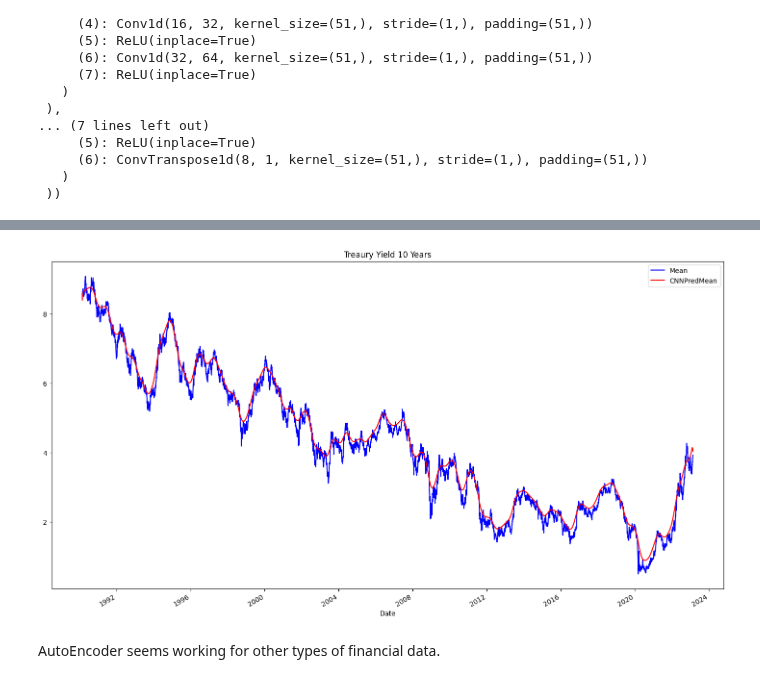
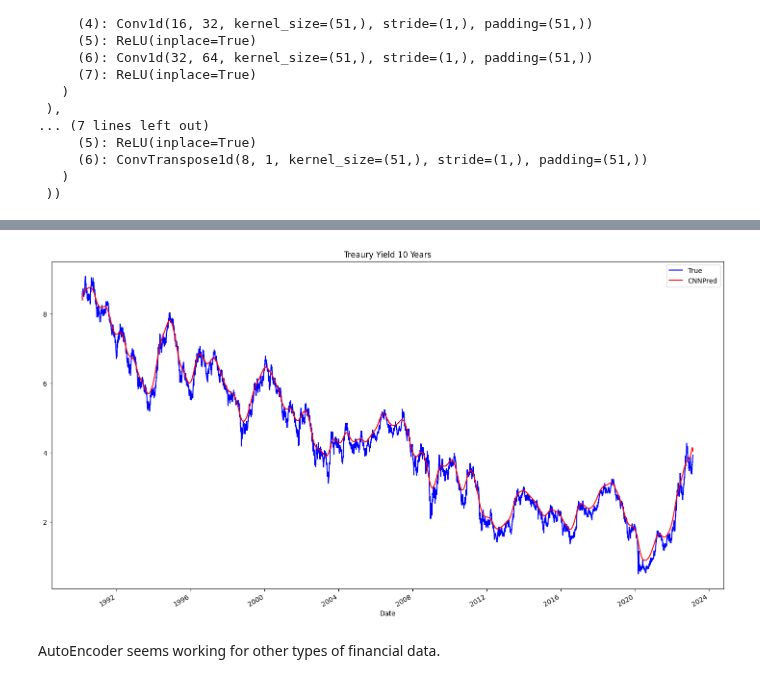
Before and after one commit to SOL1archive/Fin-Data-Denoising, a Jupyter notebook: autoencoder-test.ipynb, the cells around one changed output, grey strips where cells are left out. Saved outputs shown, nothing was run; the diff lists cells and outputs as text; code cells hidden in the pictures.

```diff
--- a/autoencoder-test.ipynb
+++ b/autoencoder-test.ipynb
@@ -79,6 +79,7 @@ def get_data(data_name, minmax_scaling=True):
     if minmax_scaling:
         df[df.columns] = MinMaxScaler().fit_transform(df.values)
     data = df['Mean']
+    df = df.rename(columns={'Mean': 'True'})
     data = torch.tensor(data, dtype=torch.float32).unsqueeze(0)
 
     return df, data
@@ -97,7 +98,7 @@ cnn_decoder = cnn_decoder.to(device)
 # %%
 def predict(df, data):
     output = cnn_decoder(cnn_encoder(data)).detach().cpu().numpy().squeeze()
-    df['CNNPredMean'] = output
+    df['CNNPred'] = output
 
     return df
 # %%
@@ -115,6 +132,6 @@ _ = gold_df[['Mean', 'CNNPredMean']].plot(color=['b', 'r'], title='Gold', figsiz
 # %%
-_ = bond_df[['Mean', 'CNNPredMean']].plot(color=['b', 'r'], title='Treaury Yield 10 Years', figsize=(18, 10))
+_ = bond_df[['True', 'CNNPred']].plot(color=['b', 'r'], title='Treaury Yield 10 Years', figsize=(18, 10))
 # %% [output]
-[figure, old version]
+[figure, new version]
 # %% [markdown]
 AutoEncoder seems working for other types of financial data.
```
Also changed, not shown: parts of 4 cells of this notebook, 1 other file.
